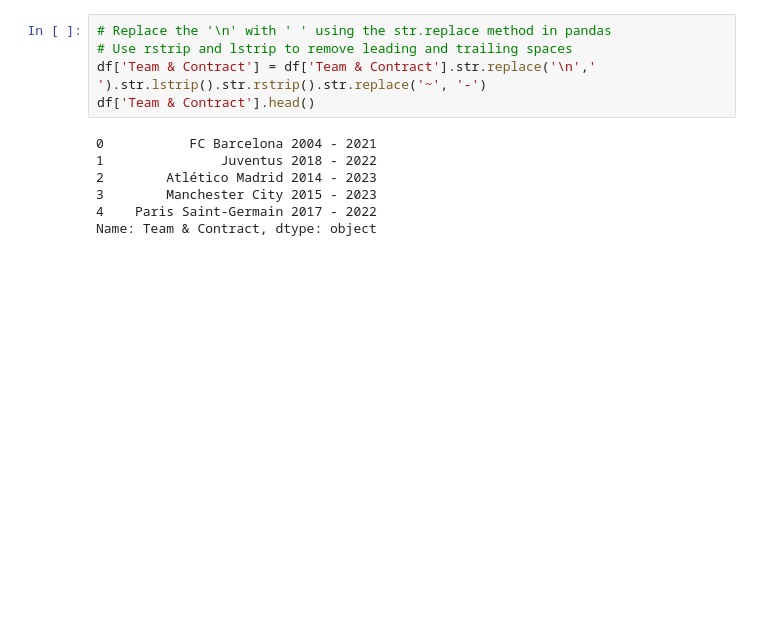
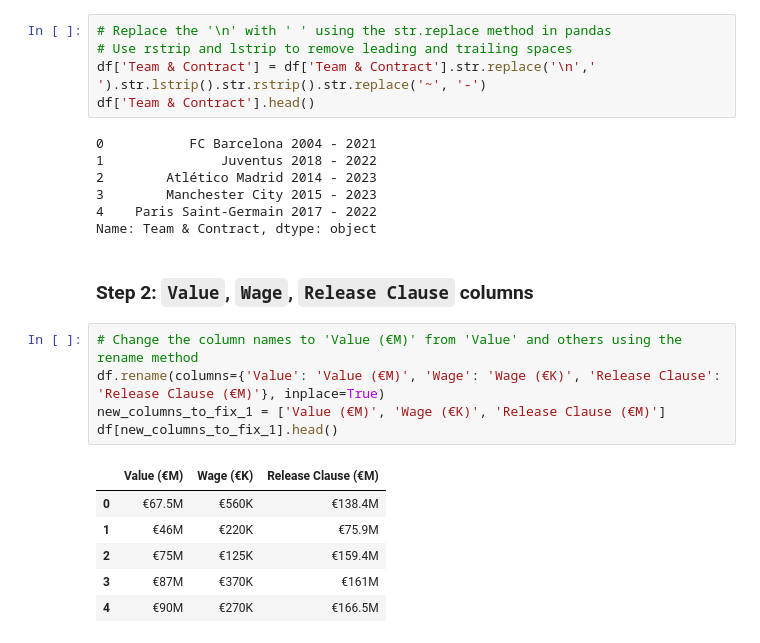
Before and after one commit to spusuluri/Data-Science-Projects, a Jupyter notebook: Project_2_FIFA/FIFA_data_cleaning.ipynb, the cells around one changed output. Cells and saved outputs as stored; diff of their text form; blank space fills up the shorter version.

```diff
--- a/Project_2_FIFA/FIFA_data_cleaning.ipynb
+++ b/Project_2_FIFA/FIFA_data_cleaning.ipynb
@@ -127,3 +128,17 @@ df['Team & Contract'].head()
 3        Manchester City 2015 - 2023
 4    Paris Saint-Germain 2017 - 2022
 Name: Team & Contract, dtype: object
+# %% [markdown]
+### Step 2: `Value`, `Wage`, `Release Clause` columns
+# %%
+# Change the column names to 'Value (€M)' from 'Value' and others using the rename method
+df.rename(columns={'Value': 'Value (€M)', 'Wage': 'Wage (€K)', 'Release Clause': 'Release Clause (€M)'}, inplace=True)
+new_columns_to_fix_1 = ['Value (€M)', 'Wage (€K)', 'Release Clause (€M)']
+df[new_columns_to_fix_1].head()
+# %% [output]
+|  | Value (€M) | Wage (€K) | Release Clause (€M) |
+| 0 | €67.5M | €560K | €138.4M |
+| 1 | €46M | €220K | €75.9M |
+| 2 | €75M | €125K | €159.4M |
+| 3 | €87M | €370K | €161M |
+| 4 | €90M | €270K | €166.5M |
```
Also changed, not shown: parts of 15 cells of this notebook.
